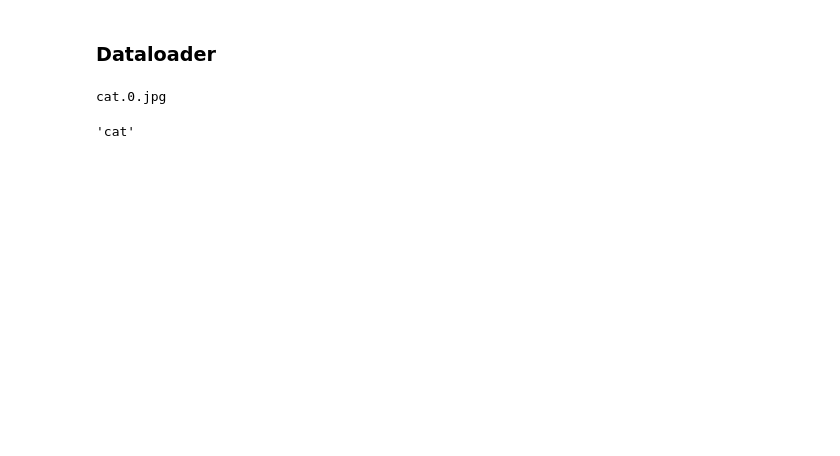
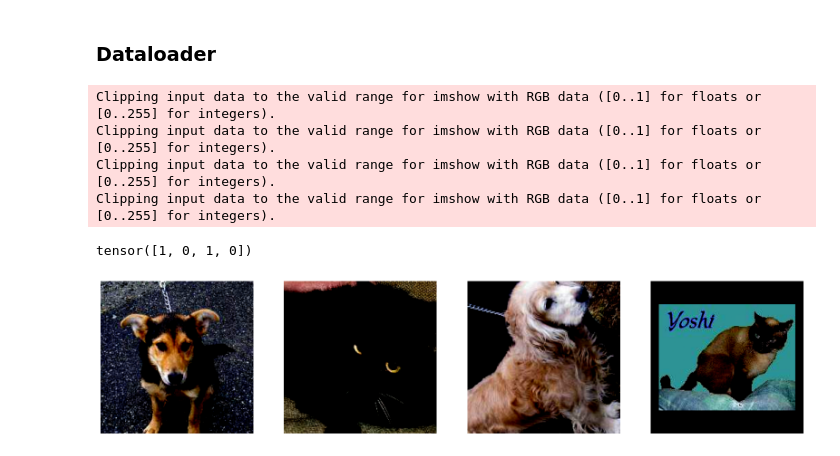
Before and after one commit to Michel-Liao/catanddogs, a Jupyter notebook: model.ipynb, the cells around one changed output. Drawn from its saved outputs; the diff is of its cells as text; code cells hidden in the pictures; blank space fills up the shorter version.

Commit message:
Finish dataset and dataloader

```diff
--- a/model.ipynb
+++ b/model.ipynb
@@ -43,10 +43,33 @@ class CatsAndDogsDataset(Dataset):
 # %%
 train_transforms = transforms.Compose([
     transforms.CenterCrop((224, 224)),
-    transforms.ToTensor()
+    transforms.ToTensor(),
+    transforms.Normalize([0.5, 0.5, 0.5], [0.5, 0.5, 0.5])
 ])
 
-dataset = CatsAndDogsDataset('./train', transform=train_transforms)
+train_dataset = CatsAndDogsDataset('./train', transform=train_transforms)
+
+train_dataloader = DataLoader(dataset=train_dataset, batch_size=4, shuffle=True)
-# %% [output]
-cat.0.jpg
-'cat'
+# %%
+%matplotlib inline
+import matplotlib.pyplot as plt
+import numpy as np
+
+images, labels = next(iter(train_dataloader))
+print(labels)
+
+plt.figure(figsize=(20, 5))
+
+for i, img in enumerate(images, start=1):
+    plt.subplot(1, 4, i)
+    plt.imshow(img.permute((1,2,0)))
+    plt.axis('off')
+
+plt.show()
+# %% [output]
+Clipping input data to the valid range for imshow with RGB data ([0..1] for floats or [0..255] for integers).
+Clipping input data to the valid range for imshow with RGB data ([0..1] for floats or [0..255] for integers).
+Clipping input data to the valid range for imshow with RGB data ([0..1] for floats or [0..255] for integers).
+Clipping input data to the valid range for imshow with RGB data ([0..1] for floats or [0..255] for integers).
+tensor([1, 0, 1, 0])
+[figure, added]
```
